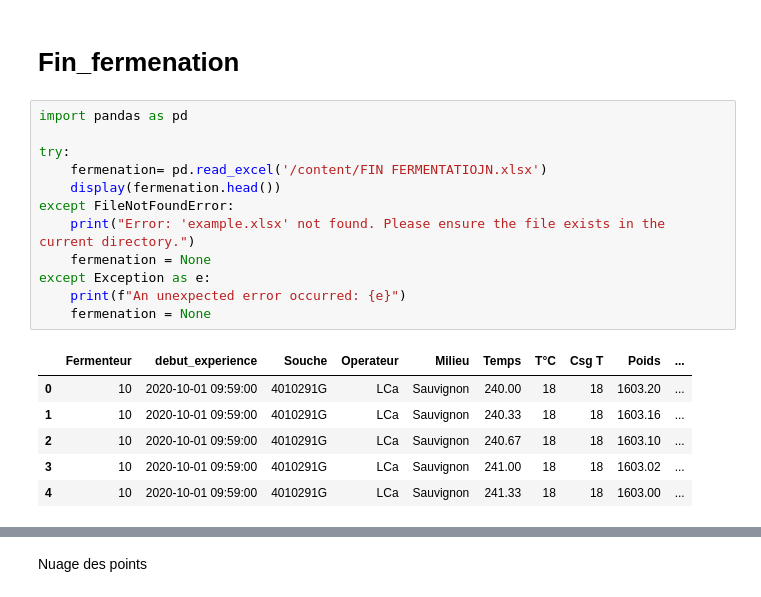
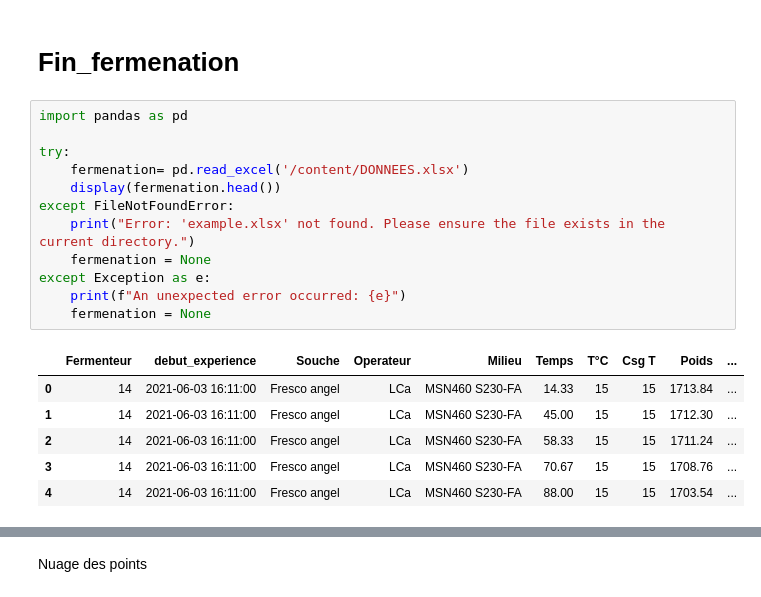
Before and after one commit to bigirimanainnocent12/Regresion_lineaire, a Jupyter notebook: CODE_RAPPORT_DE_STAGE.ipynb, the cells around one changed output, grey strips where cells are left out. Drawn from its saved outputs; the diff is of its cells as text.

```diff
--- a/CODE_RAPPORT_DE_STAGE.ipynb
+++ b/CODE_RAPPORT_DE_STAGE.ipynb
@@ -253,19 +253,19 @@ $Y_i$=0.5124-0.0284*$X_i$+$\epsilon_i$
 # %%
 import pandas as pd
 
 try:
-    fermenation= pd.read_excel('/content/FIN FERMENTATIOJN.xlsx')
+    fermenation= pd.read_excel('/content/DONNEES.xlsx')
     display(fermenation.head())
 except FileNotFoundError:
     print("Error: 'example.xlsx' not found. Please ensure the file exists in the current directory.")
     fermenation = None
 except Exception as e:
     print(f"An unexpected error occurred: {e}")
     fermenation = None
 # %% [output]
 |  | Fermenteur | debut_experience | Souche | Operateur | Milieu | Temps | T°C | Csg T | Poids | ... |
-| 0 | 10 | 2020-10-01 09:59:00 | 4010291G | LCa | Sauvignon | 240.00 | 18 | 18 | 1603.20 | ... |
-| 1 | 10 | 2020-10-01 09:59:00 | 4010291G | LCa | Sauvignon | 240.33 | 18 | 18 | 1603.16 | ... |
-| 2 | 10 | 2020-10-01 09:59:00 | 4010291G | LCa | Sauvignon | 240.67 | 18 | 18 | 1603.10 | ... |
-| 3 | 10 | 2020-10-01 09:59:00 | 4010291G | LCa | Sauvignon | 241.00 | 18 | 18 | 1603.02 | ... |
-| 4 | 10 | 2020-10-01 09:59:00 | 4010291G | LCa | Sauvignon | 241.33 | 18 | 18 | 1603.00 | ... |
+| 0 | 14 | 2021-06-03 16:11:00 | Fresco angel | LCa | MSN460 S230-FA | 14.33 | 15 | 15 | 1713.84 | ... |
+| 1 | 14 | 2021-06-03 16:11:00 | Fresco angel | LCa | MSN460 S230-FA | 45.00 | 15 | 15 | 1712.30 | ... |
+| 2 | 14 | 2021-06-03 16:11:00 | Fresco angel | LCa | MSN460 S230-FA | 58.33 | 15 | 15 | 1711.24 | ... |
+| 3 | 14 | 2021-06-03 16:11:00 | Fresco angel | LCa | MSN460 S230-FA | 70.67 | 15 | 15 | 1708.76 | ... |
+| 4 | 14 | 2021-06-03 16:11:00 | Fresco angel | LCa | MSN460 S230-FA | 88.00 | 15 | 15 | 1703.54 | ... |
```
Also changed, not shown: parts of 19 cells of this notebook.
